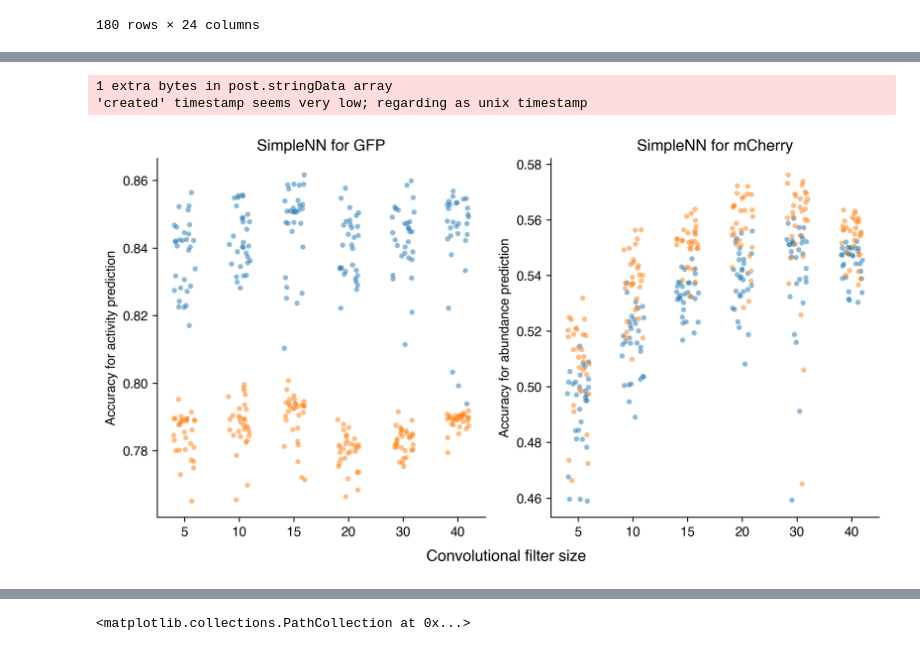
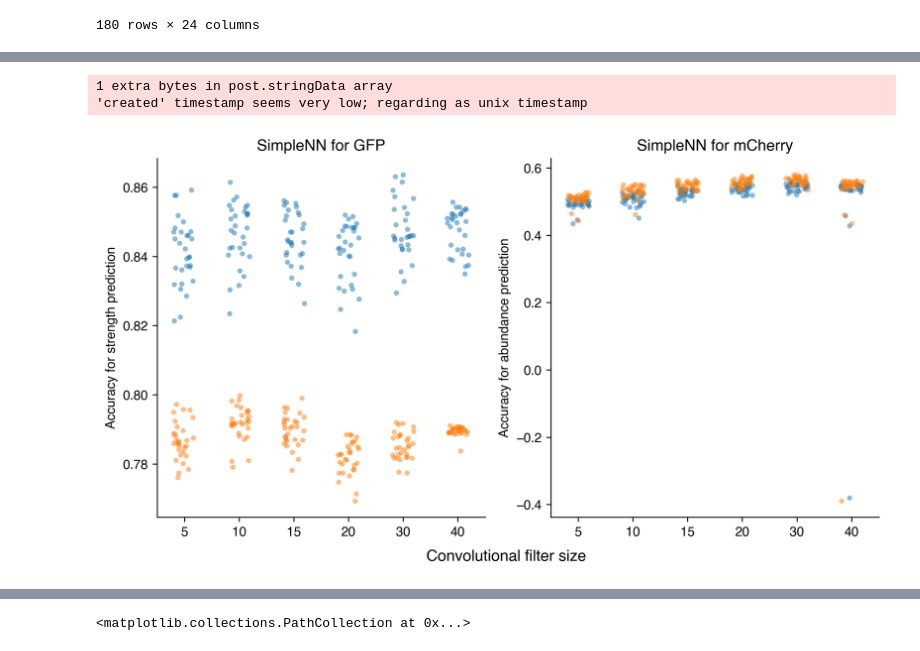
Before and after one commit to staller-lab/NN_interpretability_for_AD_prediction, a Jupyter notebook: scripts/analysis_scripts/comparing_seeds.ipynb, the cells around one changed output, grey strips where cells are left out. Cells and saved outputs as stored; diff of their text form; code cells hidden in the pictures.

```diff
--- a/scripts/analysis_scripts/comparing_seeds.ipynb
+++ b/scripts/analysis_scripts/comparing_seeds.ipynb
@@ -54,6 +54,6 @@ three_state_data
 # %%
 # Loading the results form the simple abund training
-simple_abund_data = pd.read_csv("../../results/results_simple_abund_test_larger_LR.csv")
+simple_abund_data = pd.read_csv("../../results/results_simple_abund_test_LeakyReLU.csv")
 simple_abund_data
 # %% [output]
 |  | model_name | model_type | kernel_size | activity_fun | negative_pen | weight_pen | hill_value | ... |
@@ -71,7 +71,7 @@ simple_abund_data
 180 rows × 24 columns
 # %%
 # Loading the results form the simple act training
-simple_act_data = pd.read_csv("../../results/results_simple_act_test_larger_LR.csv")
+simple_act_data = pd.read_csv("../../results/results_simple_act_test_LeakyReLU.csv")
 simple_act_data
 # %% [output]
 |  | model_name | model_type | kernel_size | activity_fun | negative_pen | weight_pen | hill_value | ... |
@@ -106,35 +90,35 @@ simple_abund_data
 # %%
 # Reading in the data from all the NN trainings
 fig, axs = plt.subplots(1,2, figsize = (10,5))
 
-sns.stripplot(x=" kernel_size", y=" pearson_act_test", data=simple_act_data, jitter=0.2, size=4, alpha=0.5, ax=axs[0])
-sns.stripplot(x=" kernel_size", y=" spearman_act_test", data=simple_act_data, jitter=0.2, size=4, alpha=0.5, ax=axs[0])
+sns.stripplot(x="kernel_size", y="pearson_act_test", data=simple_act_data, jitter=0.2, size=4, alpha=0.5, ax=axs[0])
+sns.stripplot(x="kernel_size", y="spearman_act_test", data=simple_act_data, jitter=0.2, size=4, alpha=0.5, ax=axs[0])
 
-sns.stripplot(x=" kernel_size", y=" pearson_abund_test", data=simple_abund_data, jitter=0.2, size=4, alpha=0.5, ax=axs[1])
-sns.stripplot(x=" kernel_size", y=" spearman_abund_test", data=simple_abund_data, jitter=0.2, size=4, alpha=0.5, ax=axs[1])
+sns.stripplot(x="kernel_size", y="pearson_abund_test", data=simple_abund_data, jitter=0.2, size=4, alpha=0.5, ax=axs[1])
+sns.stripplot(x="kernel_size", y="spearman_abund_test", data=simple_abund_data, jitter=0.2, size=4, alpha=0.5, ax=axs[1])
 
 axs[1].set_xlabel("")
 axs[0].set_xlabel("")
 axs[0].set_ylabel("")
 axs[1].set_ylabel("")
 
 fig.supxlabel("Convolutional filter size")
-axs[0].set_ylabel("Accuracy for activity prediction")
+axs[0].set_ylabel("Accuracy for strength prediction")
 axs[1].set_ylabel("Accuracy for abundance prediction")
 
 
 sns.despine()
 
 axs[0].legend(frameon=False)
 
 
 
 axs[0].set_title("SimpleNN for GFP")
 axs[1].set_title("SimpleNN for mCherry")
 
-plt.savefig("../../figures/simple_seed_variation.pdf", format='pdf', bbox_inches='tight')
-plt.savefig("../../figures/simple_seed_variation.png", format='png', bbox_inches='tight')
+plt.savefig("../../figures/for_revision/simple_seed_variation.pdf", format='pdf', bbox_inches='tight')
+plt.savefig("../../figures/for_revision/simple_seed_variation.png", format='png', bbox_inches='tight')
 # %% [output]
 1 extra bytes in post.stringData array
 'created' timestamp seems very low; regarding as unix timestamp
-[figure, old version]
+[figure, new version]
```
Also changed, not shown: parts of 15 cells of this notebook, 4 other files.
